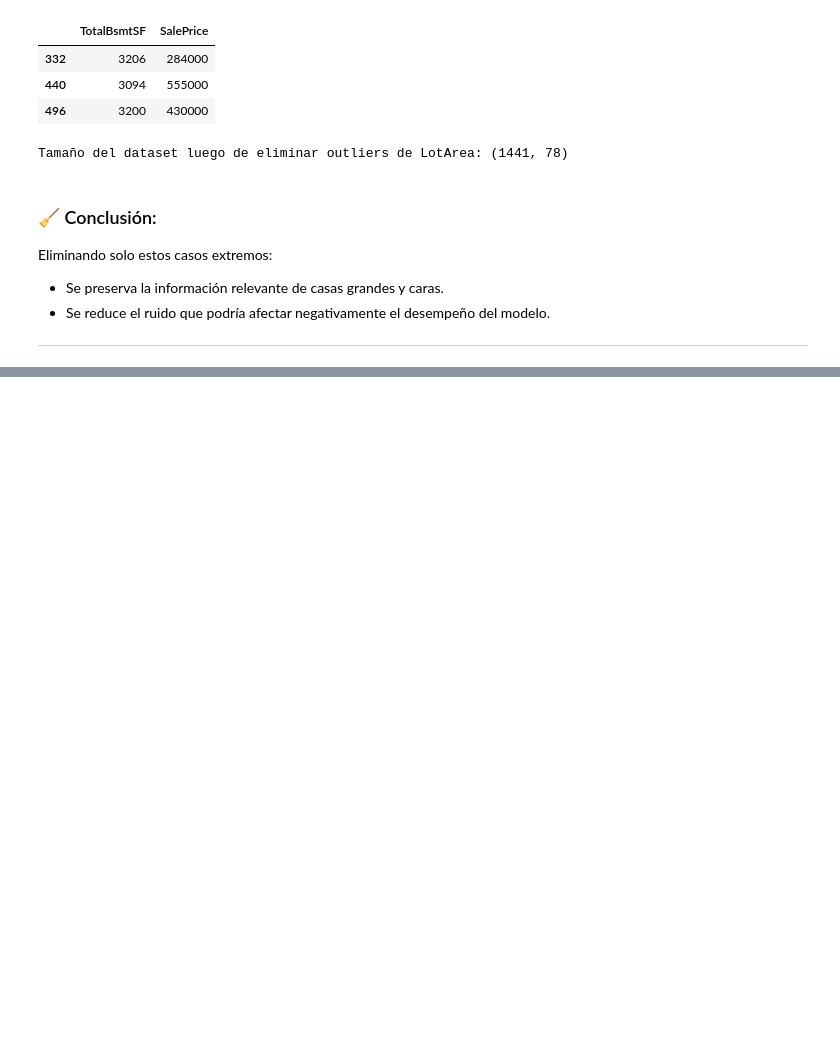
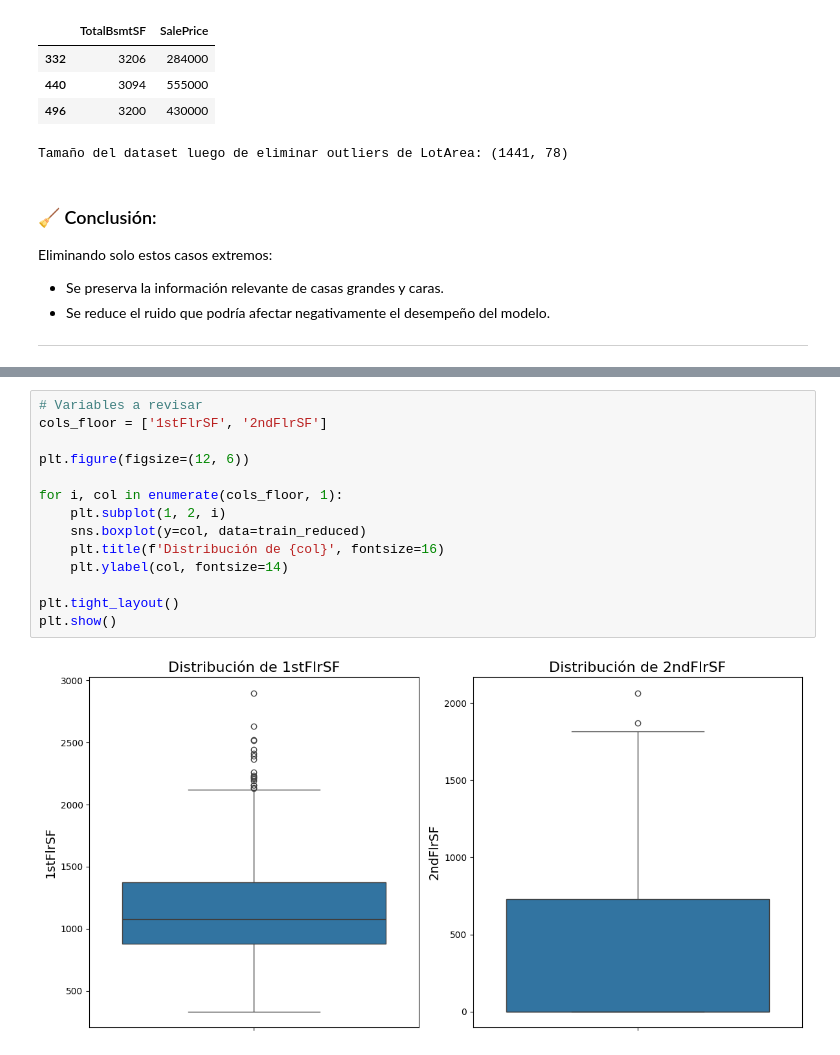
Before and after one commit to paulairazoqui/Home-data-for-ML-course, a Jupyter notebook: EDA y ETL.ipynb, the cells around one changed output, grey strips where cells are left out. Drawn from its saved outputs; the diff is of its cells as text; blank space fills up the shorter version.

```diff
--- a/EDA y ETL.ipynb
+++ b/EDA y ETL.ipynb
@@ -977,0 +985,16 @@ Eliminando solo estos casos extremos:
+# %%
+# Variables a revisar
+cols_floor = ['1stFlrSF', '2ndFlrSF']
+
+plt.figure(figsize=(12, 6))
+
+for i, col in enumerate(cols_floor, 1):
+    plt.subplot(1, 2, i)
+    sns.boxplot(y=col, data=train_reduced)
+    plt.title(f'Distribución de {col}', fontsize=16)
+    plt.ylabel(col, fontsize=14)
+
+plt.tight_layout()
+plt.show()
+# %% [output]
+[figure, added]
```
Also changed, not shown: parts of 10 cells of this notebook.
